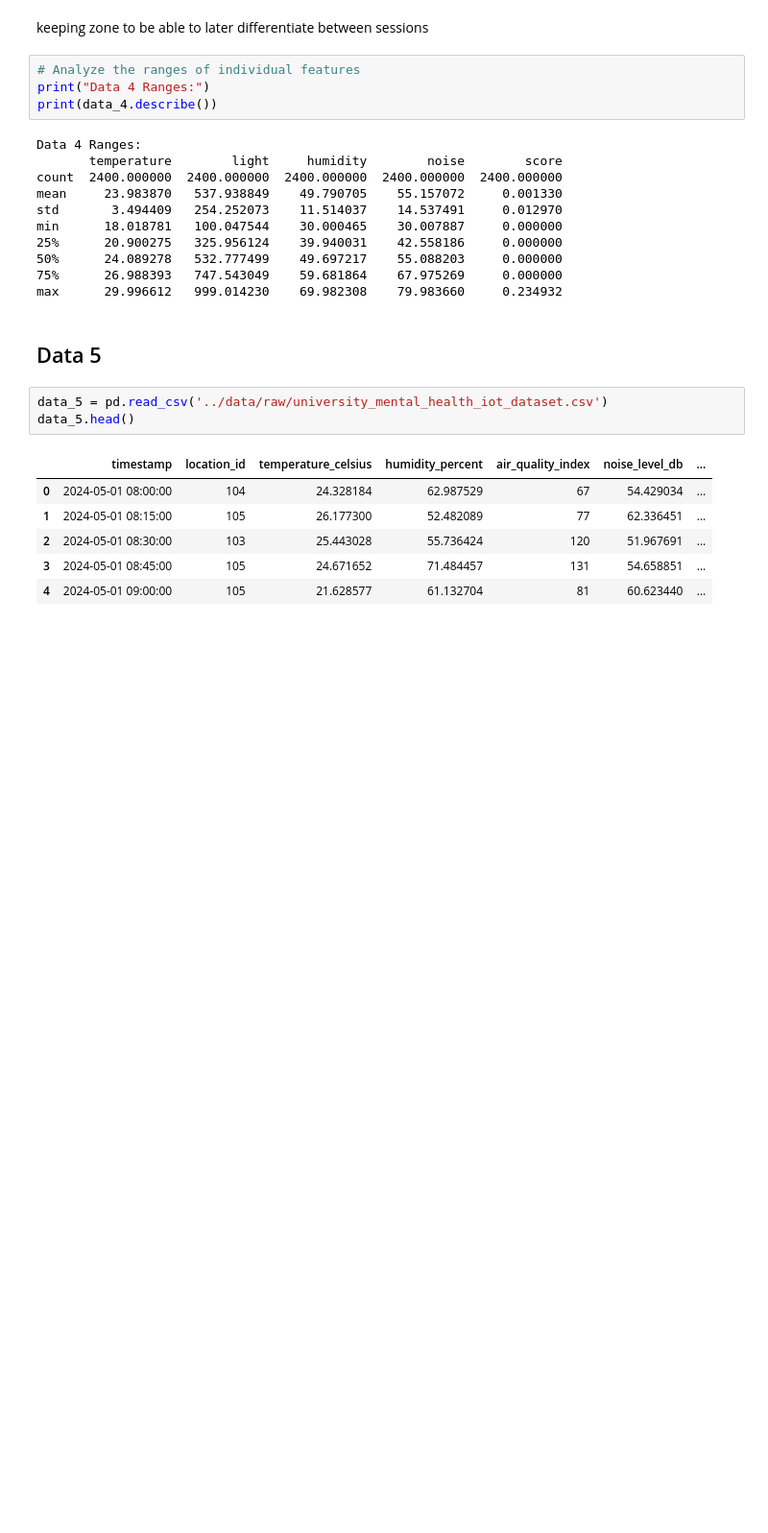
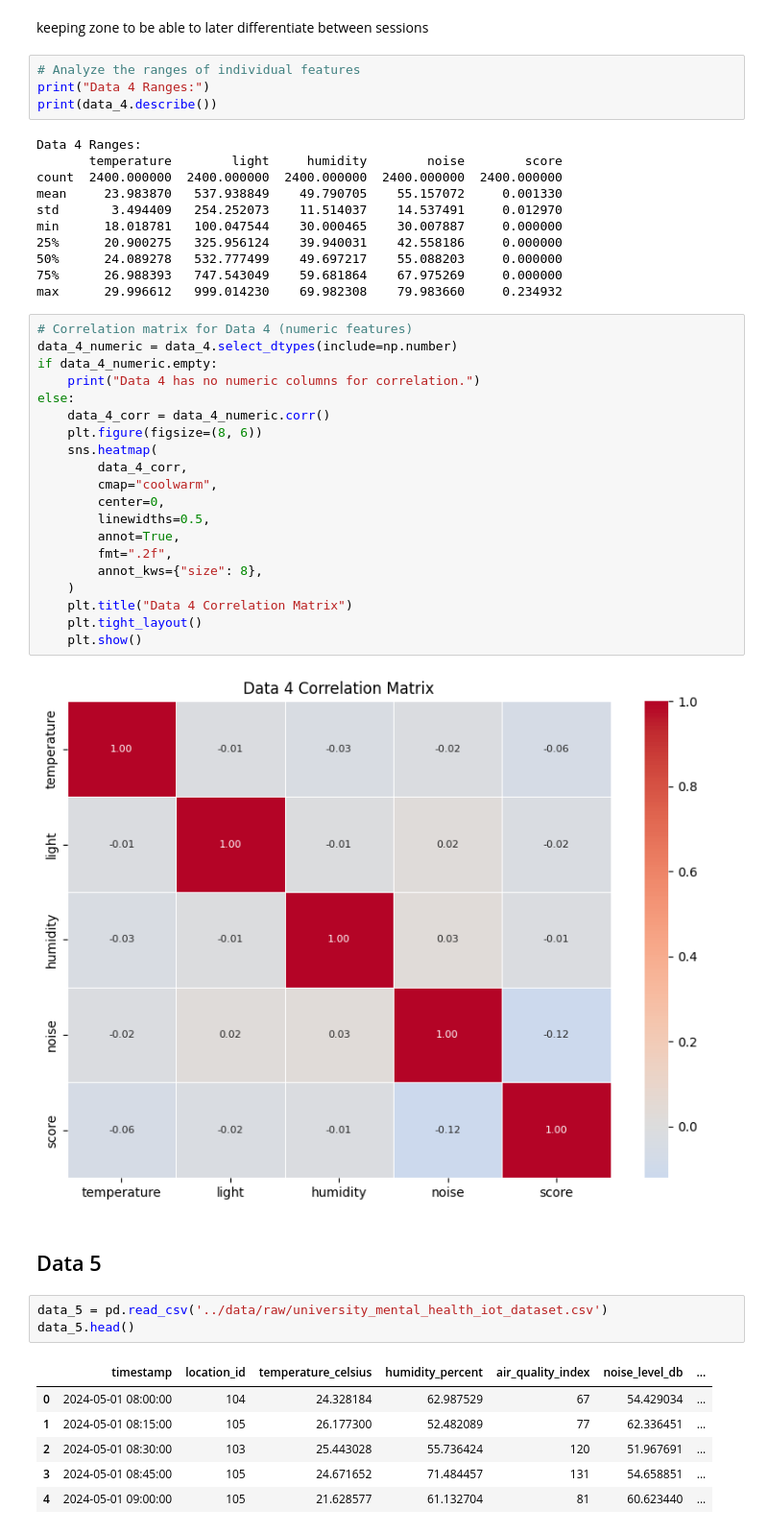
Before and after one commit to SEP4Real/SEP4, a Jupyter notebook: MAL/notebooks/1c_mock_data.ipynb, the cells around one changed output. Shown at 96% size. Saved outputs shown, nothing was run; the diff lists cells and outputs as text; blank space fills up the shorter version.

```diff
--- a/MAL/notebooks/1c_mock_data.ipynb
+++ b/MAL/notebooks/1c_mock_data.ipynb
@@ -267,6 +333,28 @@ min      18.018781   100.047544    30.000465    30.007887     0.000000
 50%      24.089278   532.777499    49.697217    55.088203     0.000000
 75%      26.988393   747.543049    59.681864    67.975269     0.000000
 max      29.996612   999.014230    69.982308    79.983660     0.234932
+# %%
+# Correlation matrix for Data 4 (numeric features)
+data_4_numeric = data_4.select_dtypes(include=np.number)
+if data_4_numeric.empty:
+    print("Data 4 has no numeric columns for correlation.")
+else:
+    data_4_corr = data_4_numeric.corr()
+    plt.figure(figsize=(8, 6))
+    sns.heatmap(
+        data_4_corr,
+        cmap="coolwarm",
+        center=0,
+        linewidths=0.5,
+        annot=True,
+        fmt=".2f",
+        annot_kws={"size": 8},
+    )
+    plt.title("Data 4 Correlation Matrix")
+    plt.tight_layout()
+    plt.show()
+# %% [output]
+[figure, added]
 # %% [markdown]
 ## Data 5
 # %%
```
Also changed, not shown: parts of 12 cells of this notebook.
